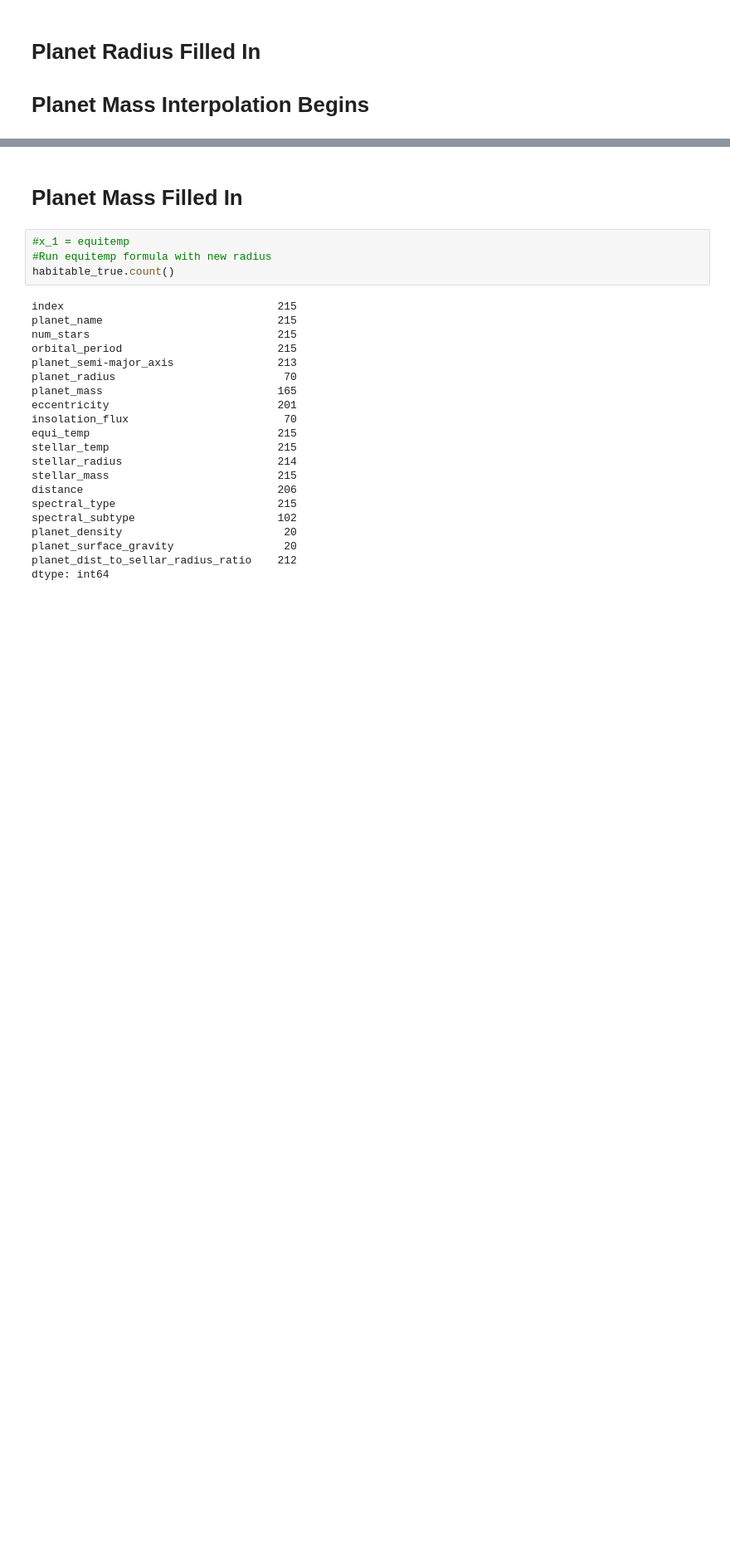
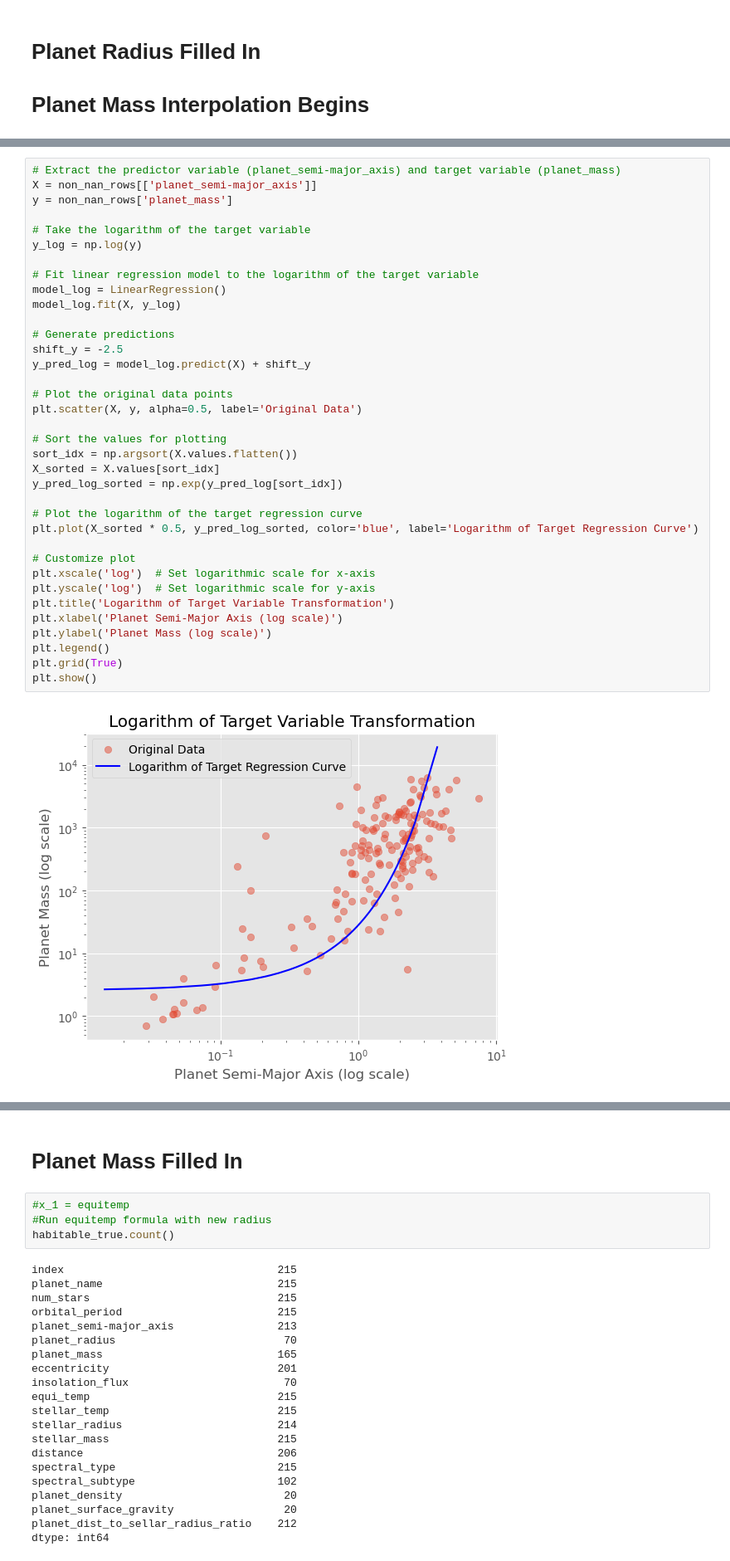
Before and after one commit to brsm3129/HabitablePlanets, a Jupyter notebook: DataCollection.ipynb, the cells around one changed output, grey strips where cells are left out. Shown at 83% size. Saved outputs shown, nothing was run; the diff lists cells and outputs as text; blank space fills up the shorter version.

```diff
--- a/DataCollection.ipynb
+++ b/DataCollection.ipynb
@@ -895 +858,39 @@ plt.show()
+# %%
+# Extract the predictor variable (planet_semi-major_axis) and target variable (planet_mass)
+X = non_nan_rows[['planet_semi-major_axis']]
+y = non_nan_rows['planet_mass']
+
+# Take the logarithm of the target variable
+y_log = np.log(y)
+
+# Fit linear regression model to the logarithm of the target variable
+model_log = LinearRegression()
+model_log.fit(X, y_log)
+
+# Generate predictions
+shift_y = -2.5
+y_pred_log = model_log.predict(X) + shift_y
+
+# Plot the original data points
+plt.scatter(X, y, alpha=0.5, label='Original Data')
+
+# Sort the values for plotting
+sort_idx = np.argsort(X.values.flatten())
+X_sorted = X.values[sort_idx]
+y_pred_log_sorted = np.exp(y_pred_log[sort_idx])
+
+# Plot the logarithm of the target regression curve
+plt.plot(X_sorted * 0.5, y_pred_log_sorted, color='blue', label='Logarithm of Target Regression Curve')
+
+# Customize plot
+plt.xscale('log')  # Set logarithmic scale for x-axis
+plt.yscale('log')  # Set logarithmic scale for y-axis
+plt.title('Logarithm of Target Variable Transformation')
+plt.xlabel('Planet Semi-Major Axis (log scale)')
+plt.ylabel('Planet Mass (log scale)')
+plt.legend()
+plt.grid(True)
+plt.show()
+# %% [output]
+[figure, added]
 # %%
```
Also changed, not shown: parts of 5 cells of this notebook.
